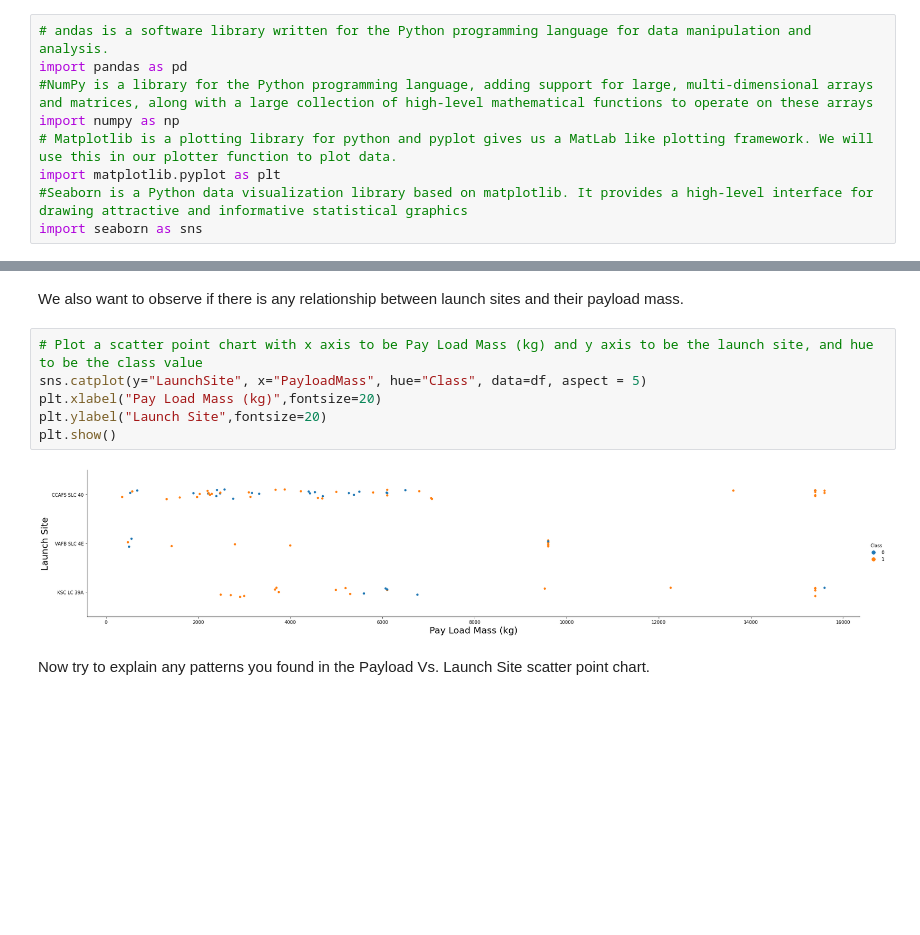
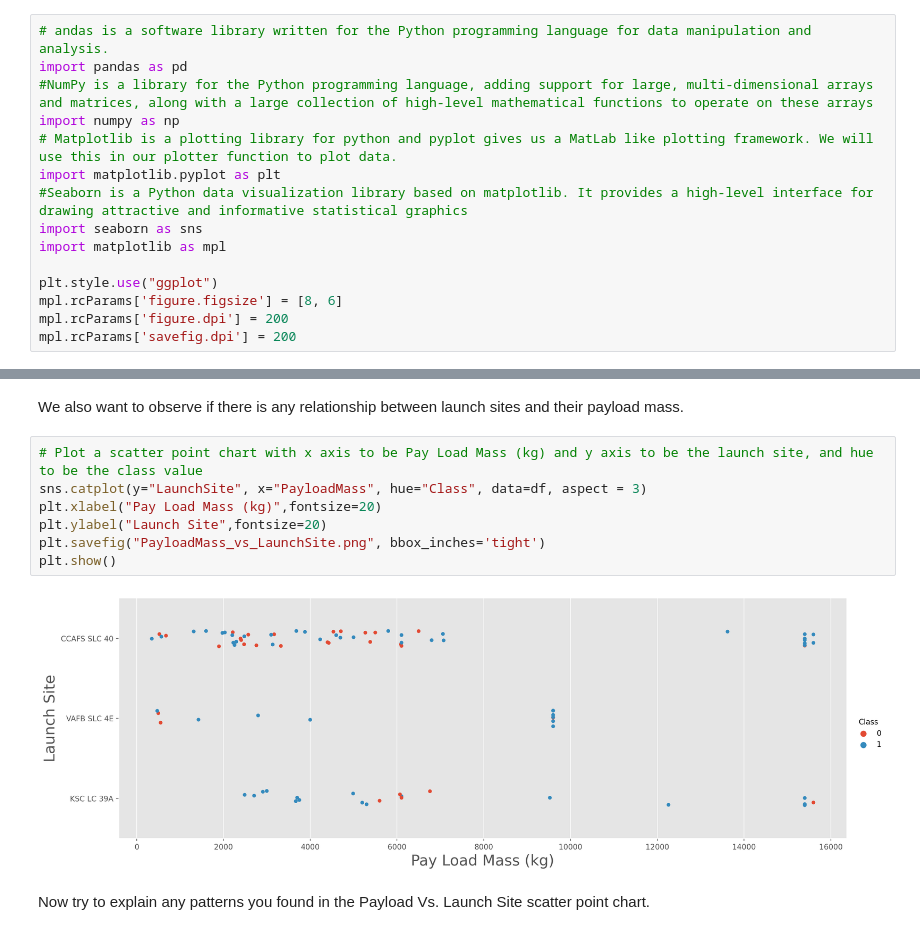
Before and after one commit to Jadams29/IBM-Data-Science-Professional-Certificate, a Jupyter notebook: Applied Data Science Capstone/EDA with Visualization lab.ipynb, the cells around one changed output, grey strips where cells are left out. Cells and saved outputs as stored; diff of their text form; blank space fills up the shorter version.

```diff
--- a/Applied Data Science Capstone/EDA with Visualization lab.ipynb
+++ b/Applied Data Science Capstone/EDA with Visualization lab.ipynb
@@ -44,6 +44,12 @@ import numpy as np
 import matplotlib.pyplot as plt
 #Seaborn is a Python data visualization library based on matplotlib. It provides a high-level interface for drawing attractive and informative statistical graphics
 import seaborn as sns
+import matplotlib as mpl
+
+plt.style.use("ggplot")
+mpl.rcParams['figure.figsize'] = [8, 6]
+mpl.rcParams['figure.dpi'] = 200
+mpl.rcParams['savefig.dpi'] = 200
 # %% [markdown]
 ## Exploratory Data Analysis
 # %% [markdown]
@@ -98,12 +106,13 @@ Now try to explain the patterns you found in the Flight Number vs. Launch Site s
 We also want to observe if there is any relationship between launch sites and their payload mass.
 # %%
 # Plot a scatter point chart with x axis to be Pay Load Mass (kg) and y axis to be the launch site, and hue to be the class value
-sns.catplot(y="LaunchSite", x="PayloadMass", hue="Class", data=df, aspect = 5)
+sns.catplot(y="LaunchSite", x="PayloadMass", hue="Class", data=df, aspect = 3)
 plt.xlabel("Pay Load Mass (kg)",fontsize=20)
 plt.ylabel("Launch Site",fontsize=20)
+plt.savefig("PayloadMass_vs_LaunchSite.png", bbox_inches='tight')
 plt.show()
 # %% [output]
-[figure, old version]
+[figure, new version]
 # %% [markdown]
 Now try to explain any patterns you found in the Payload Vs. Launch Site scatter point chart.
 # %% [markdown]
```
Also changed, not shown: parts of 6 cells of this notebook, 48 other files.
